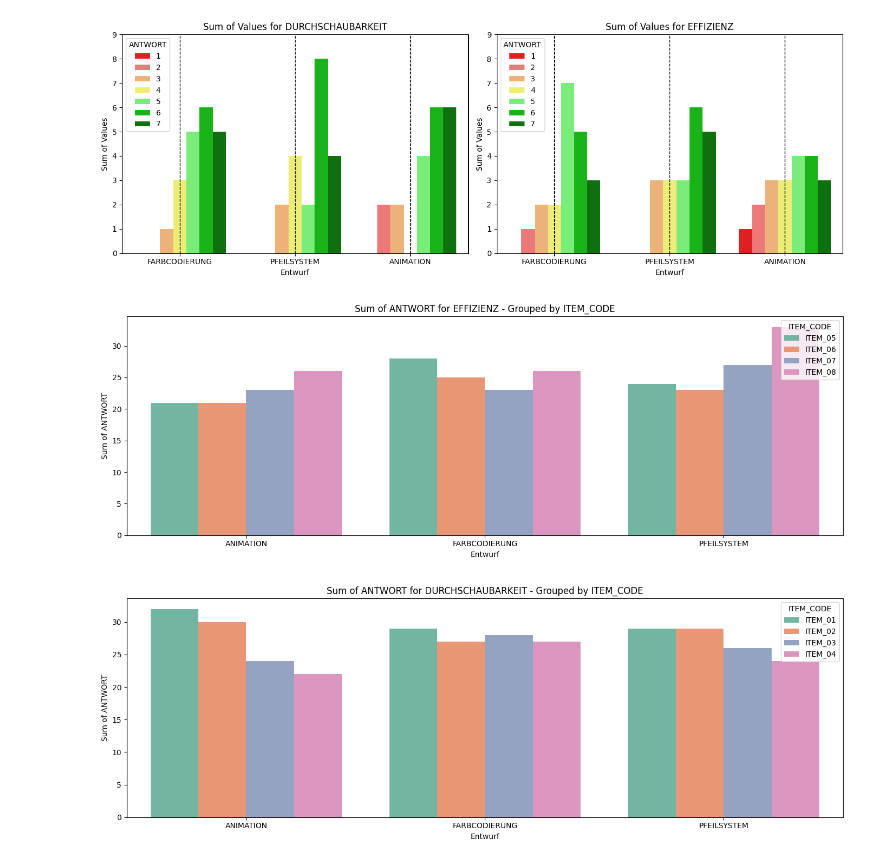
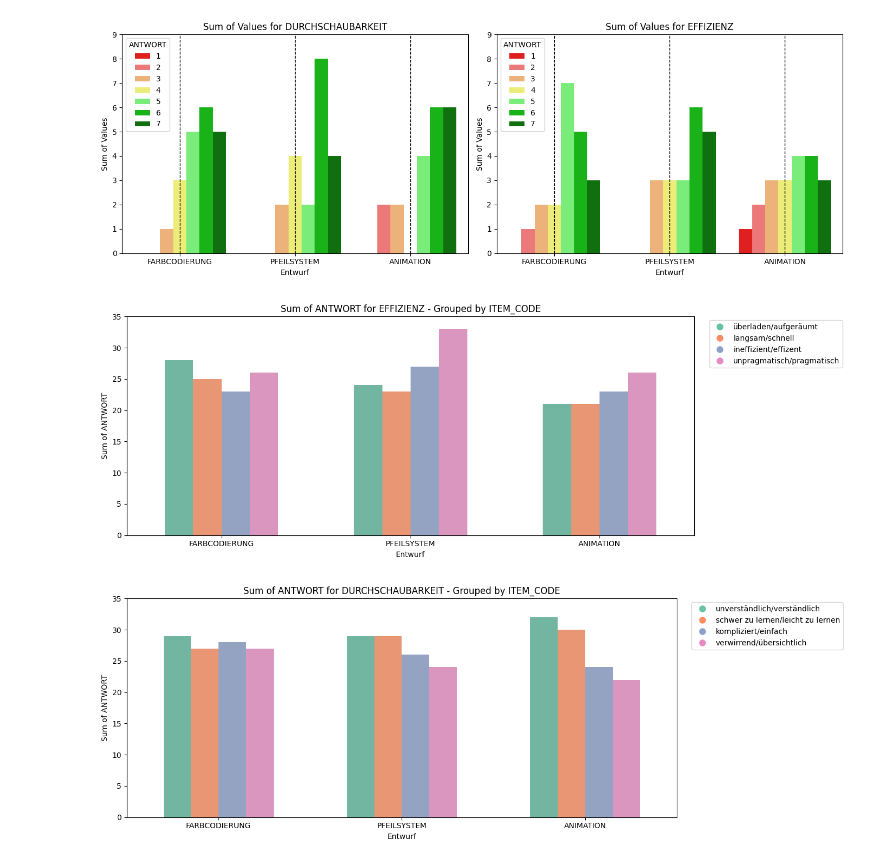
Before and after one commit to dangelic/masterthesis_descriptive_stats, a Jupyter notebook: deskriptive_statistik.ipynb, the cells around one changed output. Drawn from its saved outputs; the diff is of its cells as text; code cells hidden in the pictures.

Commit message:
change items

```diff
--- a/deskriptive_statistik.ipynb
+++ b/deskriptive_statistik.ipynb
@@ -246,37 +246,52 @@ import matplotlib.pyplot as plt
 
 def plot_sums_per_item_code(df, ux_dimension):
     # Filter the DataFrame for the specified UX_DIMENSION
     filtered_df = df[df['UX_DIMENSION'] == ux_dimension]
 
     # Group by 'ENTWURF', 'ITEM_CODE', and sum 'ANTWORT' for each group
     grouped_data = filtered_df.groupby(['ENTWURF', 'ITEM_CODE'])['ANTWORT'].sum().reset_index(name='SUM')
 
     # Set the size of the chart
     plt.figure(figsize=(14, 5))
 
     # Use a color palette
     custom_palette = sns.color_palette("Set2")
 
-    # Plot the bar chart
-    sns.barplot(x='ENTWURF', y='SUM', hue='ITEM_CODE', data=grouped_data, palette=custom_palette)
+    # Specify the order of the bars
+    entwurf_order = ['FARBCODIERUNG', 'PFEILSYSTEM', 'ANIMATION']
 
-    # Add labels and legend
+    # Plot the bar chart with smaller bar width and specified order
+    sns.barplot(x='ENTWURF', y='SUM', hue='ITEM_CODE', data=grouped_data, palette=custom_palette, order=entwurf_order, width=0.6)
+
+    # Modify legend labels based on 'ITEM_NEGATIV' and 'ITEM_POSITIV'
+    legend_labels = []
+    legend_handles = []
+
+    for i, item_code in enumerate(grouped_data['ITEM_CODE'].unique()):
+        negativ_description = df[df['ITEM_CODE'] == item_code]['ITEM_NEGATIV'].iloc[0]
+        positiv_description = df[df['ITEM_CODE'] == item_code]['ITEM_POSITIV'].iloc[0]
+        legend_labels.append(f'{negativ_description}/{positiv_description}')
+
+        # Create custom legend handles with matching colors
+        legend_handles.append(plt.Line2D([0], [0], marker='o', color='w', markerfacecolor=custom_palette[i], markersize=10))
+
+    # Add labels and modified legend with custom handles and labels
     plt.title(f'Sum of ANTWORT for {ux_dimension} - Grouped by ITEM_CODE')
     plt.xlabel('Entwurf')
     plt.ylabel('Sum of ANTWORT')
-    plt.legend(title='ITEM_CODE', loc='upper right')
+    plt.legend(handles=legend_handles, labels=legend_labels, loc='upper left', bbox_to_anchor=(1.02, 1))
 
     # Adjust layout
     plt.tight_layout()
-
+    plt.ylim(0, 35)
     # Show the plot
     plt.show()
 
 # Example usage with your DataFrame for 'EFFIZIENZ'
 plot_sums_per_item_code(df_iteration_1, 'EFFIZIENZ')
 
 # Example usage with your DataFrame for 'DURCHSCHAUBARKEIT'
 plot_sums_per_item_code(df_iteration_1, 'DURCHSCHAUBARKEIT')
 # %% [output]
-[figure, old version]
+[figure, new version]
-[figure, old version]
+[figure, new version]
```
Also changed, not shown: parts of 1 cell of this notebook.
